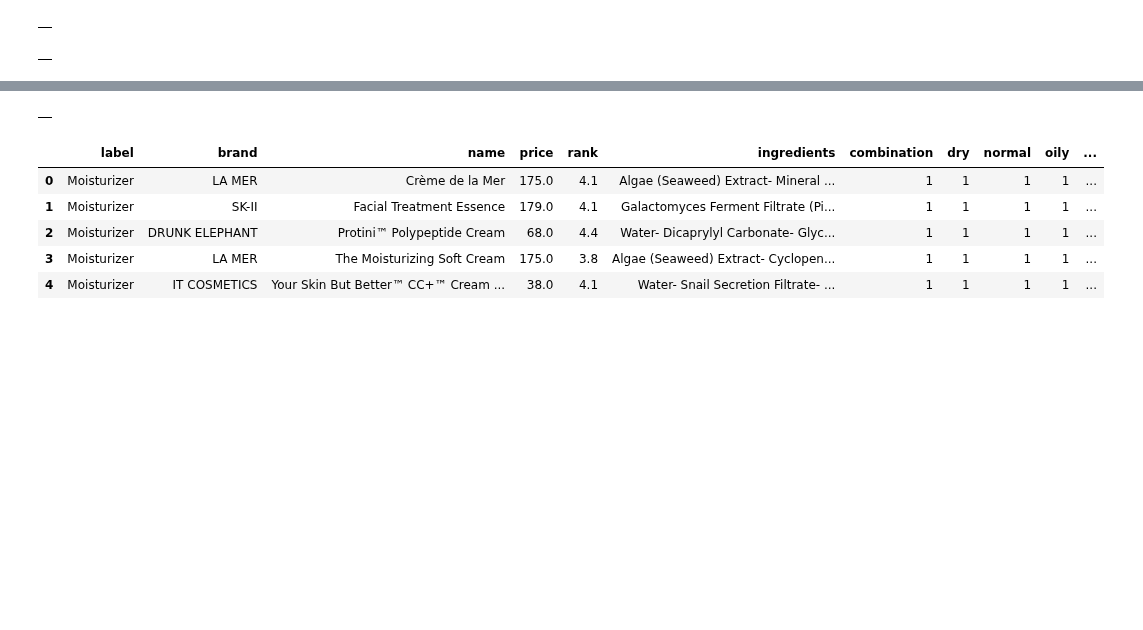
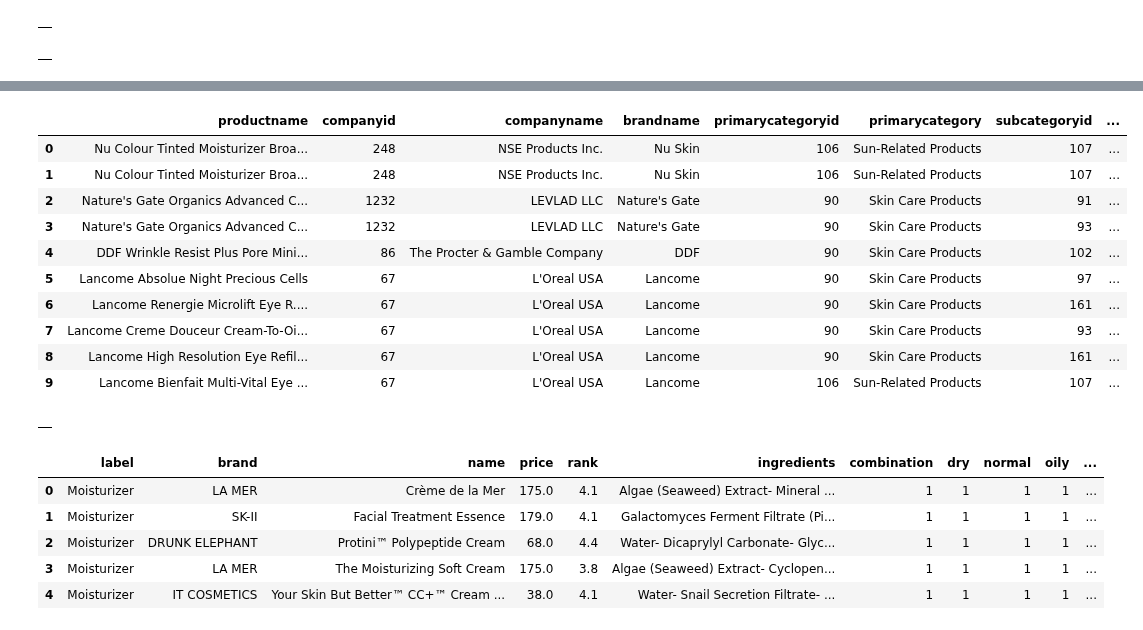
Before and after one commit to samantharivas/sc-cosmetics, a Jupyter notebook: SC-Cosmetics.ipynb, the cells around one changed output, grey strips where cells are left out. Saved outputs shown, nothing was run; the diff lists cells and outputs as text; code cells hidden in the pictures; blank space fills up the shorter version.

```diff
--- a/SC-Cosmetics.ipynb
+++ b/SC-Cosmetics.ipynb
@@ -357,3 +385,18 @@ with conn.cursor() as cursor:
+# %%
+# view top 5 rows of cosmetic_chemical_sub table
+pd.read_sql(f'SELECT * FROM {db_name}.cosmetic_chemical_sub LIMIT 10', conn)
+# %% [output]
+|  | productname | companyid | companyname | brandname | primarycategoryid | primarycategory | subcategoryid | ... |
+| 0 | Nu Colour Tinted Moisturizer Broa... | 248 | NSE Products Inc. | Nu Skin | 106 | Sun-Related Products | 107 | ... |
+| 1 | Nu Colour Tinted Moisturizer Broa... | 248 | NSE Products Inc. | Nu Skin | 106 | Sun-Related Products | 107 | ... |
+| 2 | Nature's Gate Organics Advanced C... | 1232 | LEVLAD LLC | Nature's Gate | 90 | Skin Care Products | 91 | ... |
+| 3 | Nature's Gate Organics Advanced C... | 1232 | LEVLAD LLC | Nature's Gate | 90 | Skin Care Products | 93 | ... |
+| 4 | DDF Wrinkle Resist Plus Pore Mini... | 86 | The Procter & Gamble Company | DDF | 90 | Skin Care Products | 102 | ... |
+| 5 | Lancome Absolue Night Precious Cells | 67 | L'Oreal USA | Lancome | 90 | Skin Care Products | 97 | ... |
+| 6 | Lancome Renergie Microlift Eye R.... | 67 | L'Oreal USA | Lancome | 90 | Skin Care Products | 161 | ... |
+| 7 | Lancome Creme Douceur Cream-To-Oi... | 67 | L'Oreal USA | Lancome | 90 | Skin Care Products | 93 | ... |
+| 8 | Lancome High Resolution Eye Refil... | 67 | L'Oreal USA | Lancome | 90 | Skin Care Products | 161 | ... |
+| 9 | Lancome Bienfait Multi-Vital Eye ... | 67 | L'Oreal USA | Lancome | 106 | Sun-Related Products | 107 | ... |
 # %%
 # create cosmetics table
 cos_table_name ='cosmetics'
```
Also changed, not shown: parts of 73 cells of this notebook.
